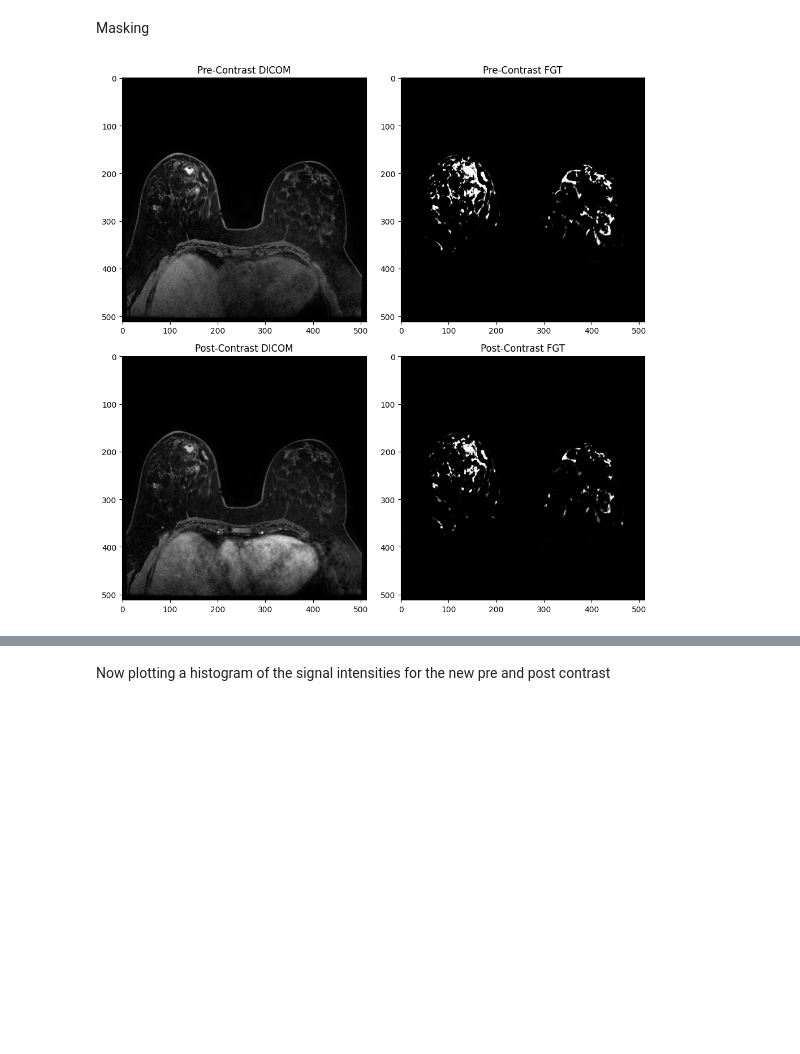
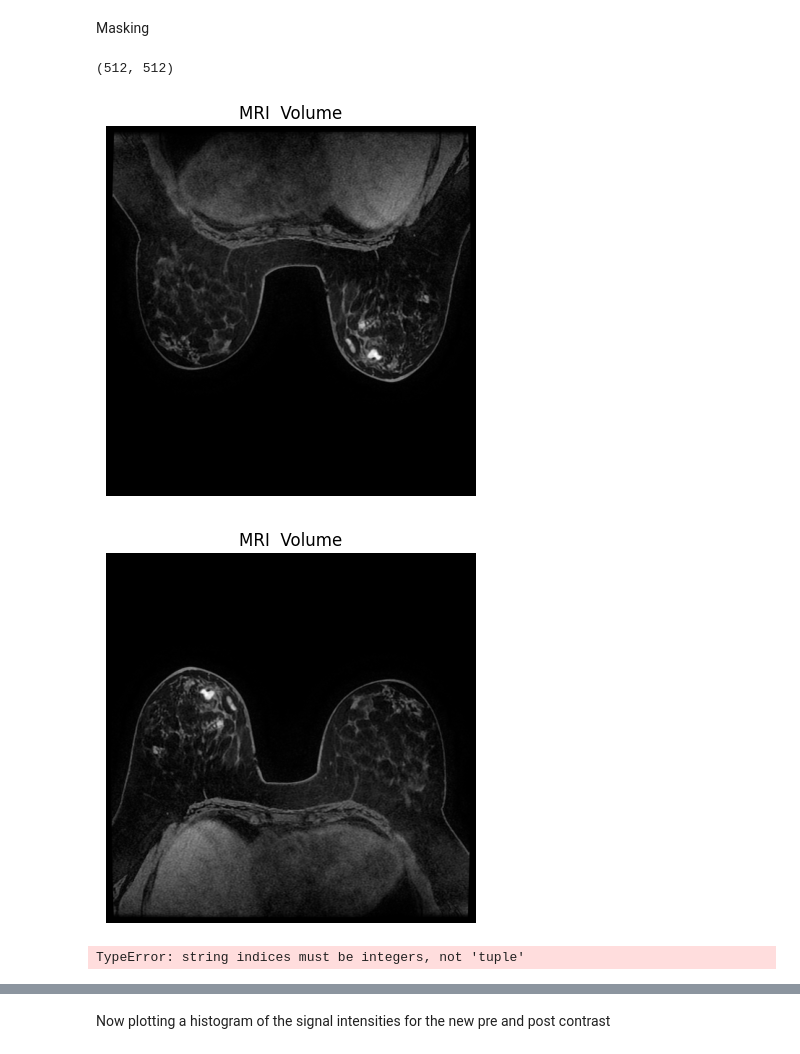
Before and after one commit to hsuryainfo/3D-Breast-FGT-and-Blood-Vessel-Segmentation, a Jupyter notebook: contrast_enchan.ipynb, the cells around one changed output, grey strips where cells are left out. Saved outputs shown, nothing was run; the diff lists cells and outputs as text; code cells hidden in the pictures; blank space fills up the shorter version.

```diff
--- a/contrast_enchan.ipynb
+++ b/contrast_enchan.ipynb
@@ -16,42 +50,66 @@ Masking
 # %%
 
 
 #data preparation and loading
 
 pre_contrast_dcm = pydicom.dcmread(pre_path)
-post_contrast_dcm = pydicom.dcmread(post_path)
+#post_contrast_dcm = pydicom.dcmread(post_path)
 
-# Extract image data from the DICOM files
+# # Extract image data from the DICOM files
 pre_contrast_img = pre_contrast_dcm.pixel_array
-post_contrast_img = post_contrast_dcm.pixel_array
+print(pre_contrast_img.shape)
+
+# plt.title('MRI  Volume')
+# plt.imshow(pre_contrast_img[:,:], cmap = 'gray')
+# plt.axis('off')
+# plt.show()
+
+#post_contrast_img = post_contrast_dcm.pixel_array
 
 # Extract and rotate image data
 pre_contrast_img = np.rot90(pre_contrast_dcm.pixel_array, k=2)
-post_contrast_img = np.rot90(post_contrast_dcm.pixel_array, k=2)
+#post_contrast_img = np.rot90(post_contrast_dcm.pixel_array, k=2)
 
-pre_contrast_seg = np.load(fgt_pre_path)
-post_contrast_seg = np.load(fgt_post_path)
+# plt.title('MRI  Volume')
+# plt.imshow(pre_contrast_img[:,:], cmap = 'gray')
+# plt.axis('off')
+# plt.show()
 
-fig, axes = plt.subplots(2, 2, figsize=(10, 10))
+#fig, axes = plt.subplots(2, 2, figsize=(10, 10))
 
 # Plot pre-contrast DICOM image
-axes[0, 0].imshow(pre_contrast_img, cmap='gray')
-axes[0, 0].set_title('Pre-Contrast DICOM')
+# axes[0, 0].imshow(pre_contrast_img[:,:], cmap='gray')
+# axes[0, 0].set_title('Pre-Contrast DICOM')
+
+plt.title('MRI  Volume')
+plt.imshow(pre_contrast_img[:,:], cmap = 'gray')
+plt.axis('off')
+plt.show()
+
 
 # Plot pre-contrast segmentation
-axes[0, 1].imshow(pre_contrast_seg, cmap='Greys')
-axes[0, 1].set_title('Pre-Contrast FGT')
+#axes[0, 1].imshow(fgt_pre_path[0,:,:], cmap='Greys')
+#axes[0, 1].set_title('Pre-Contrast FGT')
+
 
 # Plot post-contrast DICOM image
-axes[1, 0].imshow(post_contrast_img, cmap='gray')
-axes[1, 0].set_title('Post-Contrast DICOM')
+#axes[1, 0].imshow(post_contrast_img, cmap='gray')
+#axes[1, 0].set_title('Post-Contrast DICOM')
+
+plt.title('FGT Mask')
+plt.imshow(image_array_pre[0,:,:], cmap = 'Greys')
+plt.axis('off')
+plt.show()
 
 # Plot post-contrast segmentation
-axes[1, 1].imshow(post_contrast_seg, cmap='Greys')
-axes[1, 1].set_title('Post-Contrast FGT')
+#axes[1, 1].imshow(fgt_post_path, cmap='Greys')
+#axes[1, 1].set_title('Post-Contrast FGT')
 
 # Adjust layout
 plt.tight_layout()
 plt.show()
 # %% [output]
+(512, 512)
-[figure, old version]
+[figure, new version]
+[figure, added]
+TypeError: string indices must be integers, not 'tuple'
```
Also changed, not shown: parts of 7 cells of this notebook, 4 other files.
